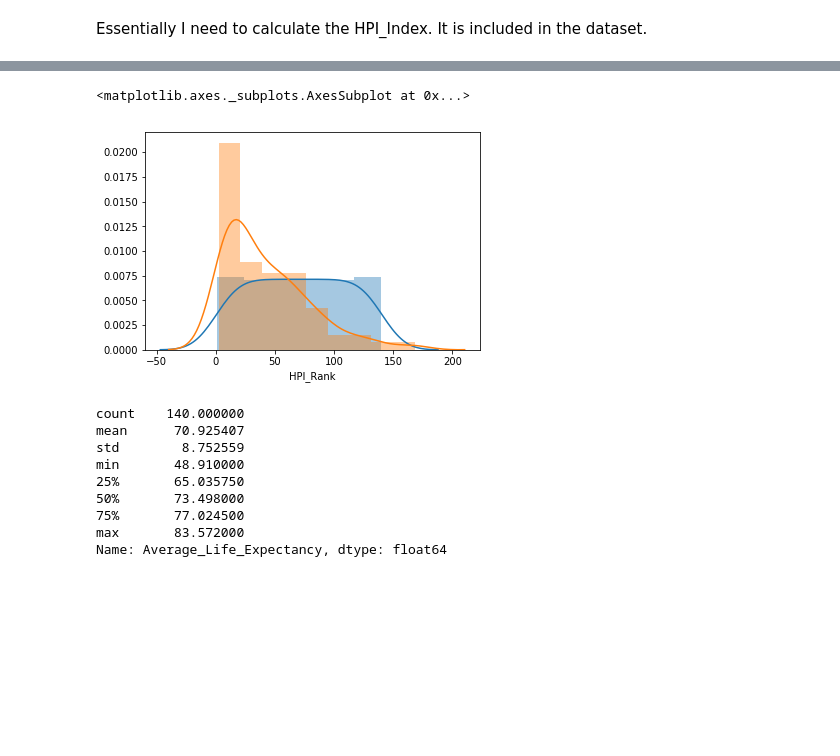
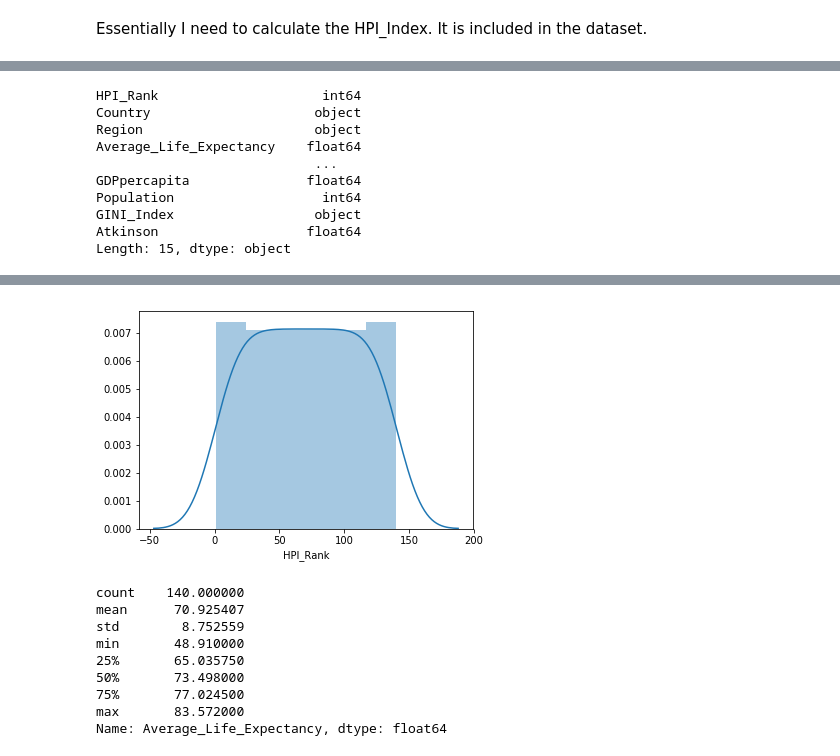
Before and after one commit to angela1C/Programming-for-Data-Analysis-Simulation-Project-2019, a Jupyter notebook: HappyPlanet.ipynb, the cells around one changed output, grey strips where cells are left out. Saved outputs shown, nothing was run; the diff lists cells and outputs as text; code cells hidden in the pictures; blank space fills up the shorter version.

```diff
--- a/HappyPlanet.ipynb
+++ b/HappyPlanet.ipynb
@@ -282,3 +417,16 @@ from scipy.stats.mstats import gmean
+# %%
+hpi.dtypes
+# %% [output]
+HPI_Rank                     int64
+Country                     object
+Region                      object
+Average_Life_Expectancy    float64
+                            ...
+GDPpercapita               float64
+Population                   int64
+GINI_Index                  object
+Atkinson                   float64
+Length: 15, dtype: object
 # %%
 hpi.describe()
 # %% [output]
@@ -293,11 +441,9 @@ hpi.describe()
 | max | 140.0000 | 83.572000 | 7.800000 | 59.315523 | 15.820000 | 0.507342 | ... |
 # %%
 # plot the distribution of the actual HPI_Rank
-sns.distplot(hpi.HPI_Rank)
-sns.distplot(hpi_calc)
+sns.distplot(hpi.HPI_Rank);
 # %% [output]
-<matplotlib.axes._subplots.AxesSubplot at 0x...>
-[figure, old version]
+[figure, new version]
 # %%
 hpi.Average_Life_Expectancy.describe()
 # %% [output]
```
Also changed, not shown: parts of 40 cells of this notebook.
